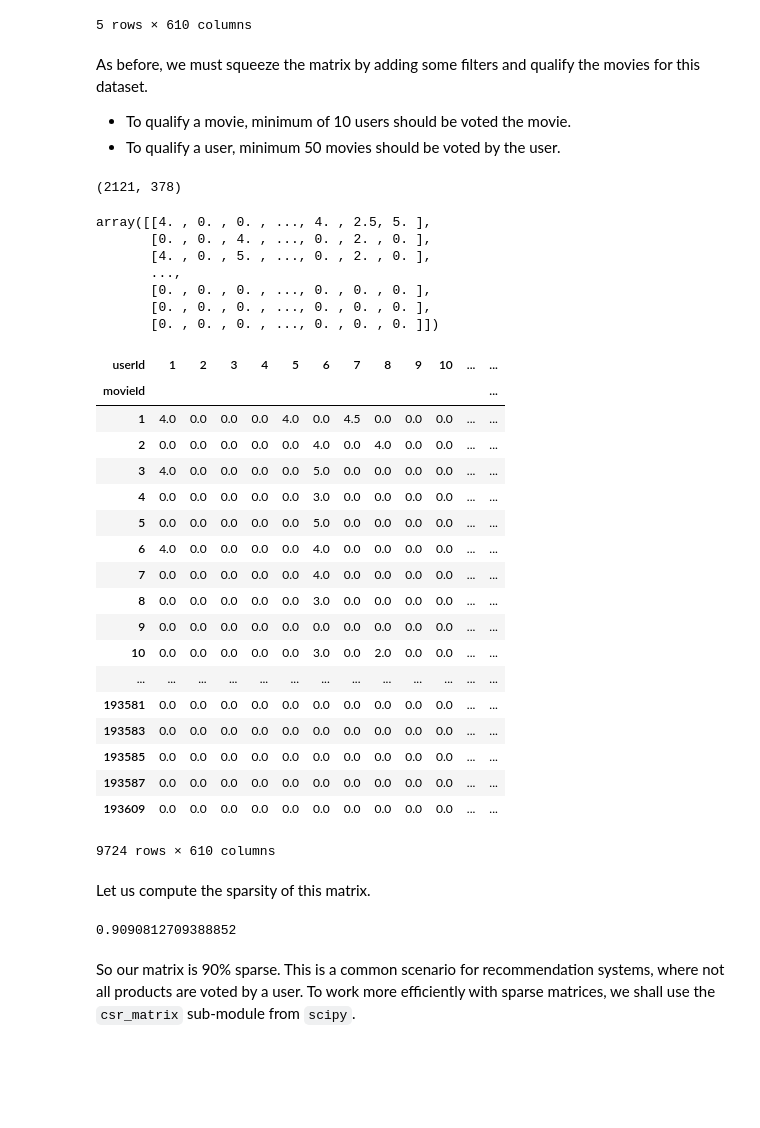
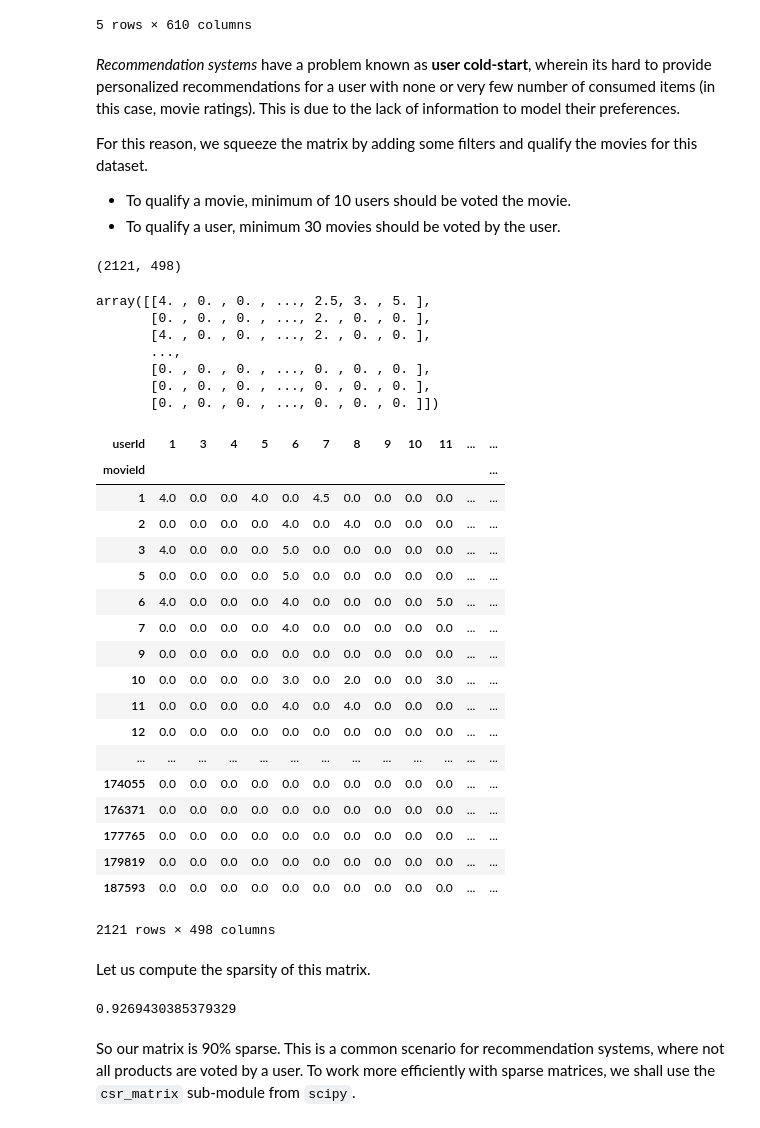
Before and after one commit to prateep03/Python-Tutorial, a Jupyter notebook: notebooks/Recommender Systems.ipynb, the cells around one changed output. Saved outputs shown, nothing was run; the diff lists cells and outputs as text; code cells hidden in the pictures; blank space fills up the shorter version.

```diff
--- a/notebooks/Recommender Systems.ipynb
+++ b/notebooks/Recommender Systems.ipynb
@@ -246,55 +252,57 @@ d_movies.head()
 | 5 | 0.0 | 0.0 | 0.0 | 0.0 | 0.0 | 5.0 | 0.0 | 0.0 | 0.0 | 0.0 | ... | ... |
 5 rows × 610 columns
 # %% [markdown]
-As before, we must squeeze the matrix by adding some filters and qualify the movies for this dataset.
+*Recommendation systems* have a problem known as **user cold-start**, wherein its hard to provide personalized recommendations for a user with none or very few number of consumed items (in this case, movie ratings). This is due to the lack of information to model their preferences.
+
+For this reason, we squeeze the matrix by adding some filters and qualify the movies for this dataset.
 
 - To qualify a movie, minimum of 10 users should be voted the movie.
-- To qualify a user, minimum 50 movies should be voted by the user.
+- To qualify a user, minimum 30 movies should be voted by the user.
 # %%
 no_user_voted = ratings.groupby('movieId')['rating'].agg('count')
 no_movies_voted = ratings.groupby('userId')['rating'].agg('count')
 
-t_movies = d_movies.loc[no_user_voted[no_user_voted > 10].index, no_movies_voted[no_movies_voted > 50].index]
+t_movies = d_movies.loc[no_user_voted[no_user_voted > 10].index, no_movies_voted[no_movies_voted > 30].index]
 print(t_movies.shape)
 t_movies.values
 # %% [output]
-(2121, 378)
+(2121, 498)
-array([[4. , 0. , 0. , ..., 4. , 2.5, 5. ],
-       [0. , 0. , 4. , ..., 0. , 2. , 0. ],
-       [4. , 0. , 5. , ..., 0. , 2. , 0. ],
+array([[4. , 0. , 0. , ..., 2.5, 3. , 5. ],
+       [0. , 0. , 0. , ..., 2. , 0. , 0. ],
+       [4. , 0. , 0. , ..., 2. , 0. , 0. ],
        ...,
        [0. , 0. , 0. , ..., 0. , 0. , 0. ],
        [0. , 0. , 0. , ..., 0. , 0. , 0. ],
        [0. , 0. , 0. , ..., 0. , 0. , 0. ]])
-# %%
-d_movies
-# %% [output]
-| userId | 1 | 2 | 3 | 4 | 5 | 6 | 7 | 8 | 9 | 10 | ... | ... |
-| movieId |  |  |  |  |  |  |  |  |  |  |  | ... |
-| 1 | 4.0 | 0.0 | 0.0 | 0.0 | 4.0 | 0.0 | 4.5 | 0.0 | 0.0 | 0.0 | ... | ... |
-| 2 | 0.0 | 0.0 | 0.0 | 0.0 | 0.0 | 4.0 | 0.0 | 4.0 | 0.0 | 0.0 | ... | ... |
-| 3 | 4.0 | 0.0 | 0.0 | 0.0 | 0.0 | 5.0 | 0.0 | 0.0 | 0.0 | 0.0 | ... | ... |
-| 4 | 0.0 | 0.0 | 0.0 | 0.0 | 0.0 | 3.0 | 0.0 | 0.0 | 0.0 | 0.0 | ... | ... |
-| 5 | 0.0 | 0.0 | 0.0 | 0.0 | 0.0 | 5.0 | 0.0 | 0.0 | 0.0 | 0.0 | ... | ... |
-| 6 | 4.0 | 0.0 | 0.0 | 0.0 | 0.0 | 4.0 | 0.0 | 0.0 | 0.0 | 0.0 | ... | ... |
-| 7 | 0.0 | 0.0 | 0.0 | 0.0 | 0.0 | 4.0 | 0.0 | 0.0 | 0.0 | 0.0 | ... | ... |
-| 8 | 0.0 | 0.0 | 0.0 | 0.0 | 0.0 | 3.0 | 0.0 | 0.0 | 0.0 | 0.0 | ... | ... |
-| 9 | 0.0 | 0.0 | 0.0 | 0.0 | 0.0 | 0.0 | 0.0 | 0.0 | 0.0 | 0.0 | ... | ... |
-| 10 | 0.0 | 0.0 | 0.0 | 0.0 | 0.0 | 3.0 | 0.0 | 2.0 | 0.0 | 0.0 | ... | ... |
-| ... | ... | ... | ... | ... | ... | ... | ... | ... | ... | ... | ... | ... |
-| 193581 | 0.0 | 0.0 | 0.0 | 0.0 | 0.0 | 0.0 | 0.0 | 0.0 | 0.0 | 0.0 | ... | ... |
-| 193583 | 0.0 | 0.0 | 0.0 | 0.0 | 0.0 | 0.0 | 0.0 | 0.0 | 0.0 | 0.0 | ... | ... |
-| 193585 | 0.0 | 0.0 | 0.0 | 0.0 | 0.0 | 0.0 | 0.0 | 0.0 | 0.0 | 0.0 | ... | ... |
-| 193587 | 0.0 | 0.0 | 0.0 | 0.0 | 0.0 | 0.0 | 0.0 | 0.0 | 0.0 | 0.0 | ... | ... |
-| 193609 | 0.0 | 0.0 | 0.0 | 0.0 | 0.0 | 0.0 | 0.0 | 0.0 | 0.0 | 0.0 | ... | ... |
-9724 rows × 610 columns
+# %%
+t_movies
+# %% [output]
+| userId | 1 | 3 | 4 | 5 | 6 | 7 | 8 | 9 | 10 | 11 | ... | ... |
+| movieId |  |  |  |  |  |  |  |  |  |  |  | ... |
+| 1 | 4.0 | 0.0 | 0.0 | 4.0 | 0.0 | 4.5 | 0.0 | 0.0 | 0.0 | 0.0 | ... | ... |
+| 2 | 0.0 | 0.0 | 0.0 | 0.0 | 4.0 | 0.0 | 4.0 | 0.0 | 0.0 | 0.0 | ... | ... |
+| 3 | 4.0 | 0.0 | 0.0 | 0.0 | 5.0 | 0.0 | 0.0 | 0.0 | 0.0 | 0.0 | ... | ... |
+| 5 | 0.0 | 0.0 | 0.0 | 0.0 | 5.0 | 0.0 | 0.0 | 0.0 | 0.0 | 0.0 | ... | ... |
+| 6 | 4.0 | 0.0 | 0.0 | 0.0 | 4.0 | 0.0 | 0.0 | 0.0 | 0.0 | 5.0 | ... | ... |
+| 7 | 0.0 | 0.0 | 0.0 | 0.0 | 4.0 | 0.0 | 0.0 | 0.0 | 0.0 | 0.0 | ... | ... |
+| 9 | 0.0 | 0.0 | 0.0 | 0.0 | 0.0 | 0.0 | 0.0 | 0.0 | 0.0 | 0.0 | ... | ... |
+| 10 | 0.0 | 0.0 | 0.0 | 0.0 | 3.0 | 0.0 | 2.0 | 0.0 | 0.0 | 3.0 | ... | ... |
+| 11 | 0.0 | 0.0 | 0.0 | 0.0 | 4.0 | 0.0 | 4.0 | 0.0 | 0.0 | 0.0 | ... | ... |
+| 12 | 0.0 | 0.0 | 0.0 | 0.0 | 0.0 | 0.0 | 0.0 | 0.0 | 0.0 | 0.0 | ... | ... |
+| ... | ... | ... | ... | ... | ... | ... | ... | ... | ... | ... | ... | ... |
+| 174055 | 0.0 | 0.0 | 0.0 | 0.0 | 0.0 | 0.0 | 0.0 | 0.0 | 0.0 | 0.0 | ... | ... |
+| 176371 | 0.0 | 0.0 | 0.0 | 0.0 | 0.0 | 0.0 | 0.0 | 0.0 | 0.0 | 0.0 | ... | ... |
+| 177765 | 0.0 | 0.0 | 0.0 | 0.0 | 0.0 | 0.0 | 0.0 | 0.0 | 0.0 | 0.0 | ... | ... |
+| 179819 | 0.0 | 0.0 | 0.0 | 0.0 | 0.0 | 0.0 | 0.0 | 0.0 | 0.0 | 0.0 | ... | ... |
+| 187593 | 0.0 | 0.0 | 0.0 | 0.0 | 0.0 | 0.0 | 0.0 | 0.0 | 0.0 | 0.0 | ... | ... |
+2121 rows × 498 columns
 # %% [markdown]
 Let us compute the sparsity of this matrix.
 # %%
 sparsity = 1.0 - ( np.count_nonzero(t_movies.values) / float(t_movies.size) )
 sparsity
 # %% [output]
-0.9090812709388852
+0.9269430385379329
 # %% [markdown]
 So our matrix is 90% sparse. This is a common scenario for recommendation systems, where not all products are voted by a user. To work more efficiently with sparse matrices, we shall use the `csr_matrix` sub-module from `scipy`.
 # %%
```
Also changed, not shown: parts of 5 cells of this notebook.
